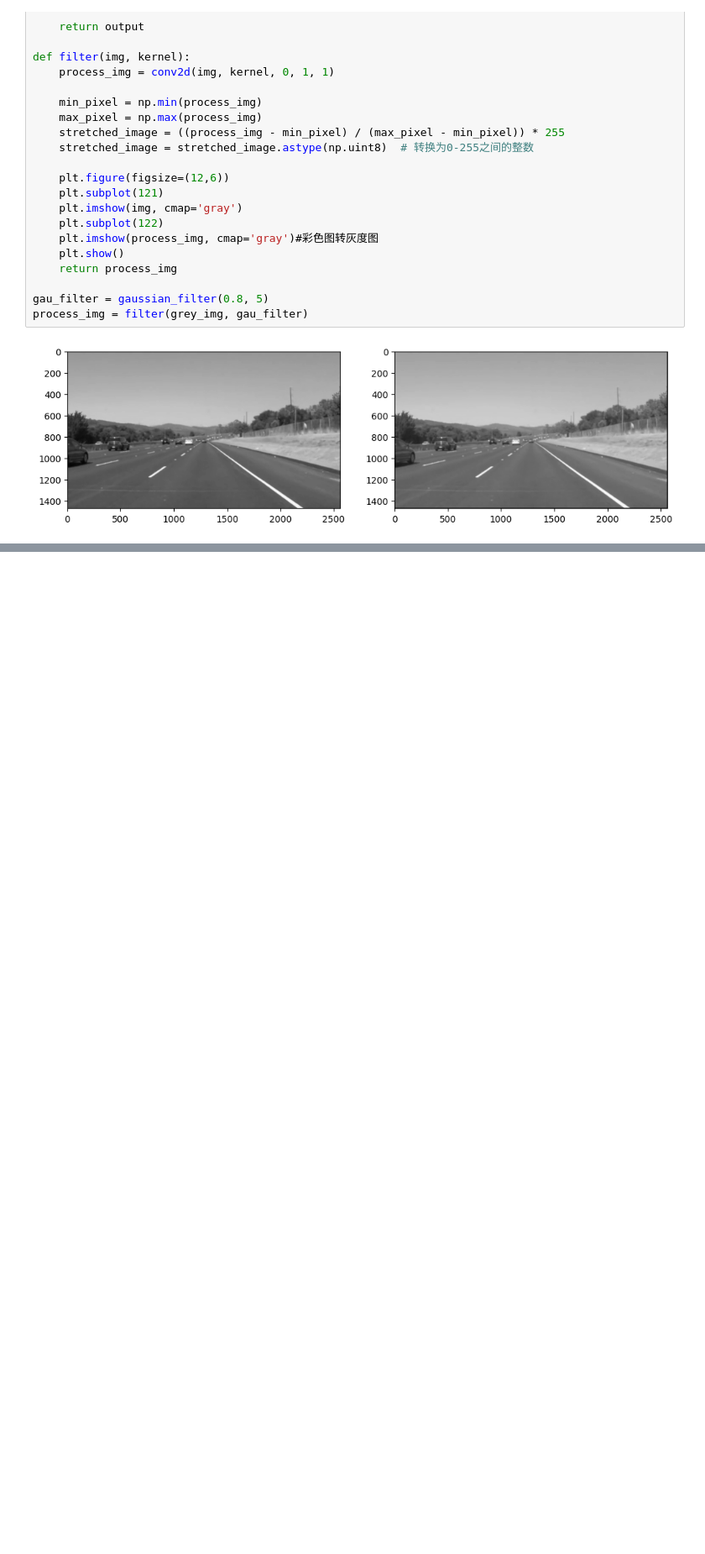
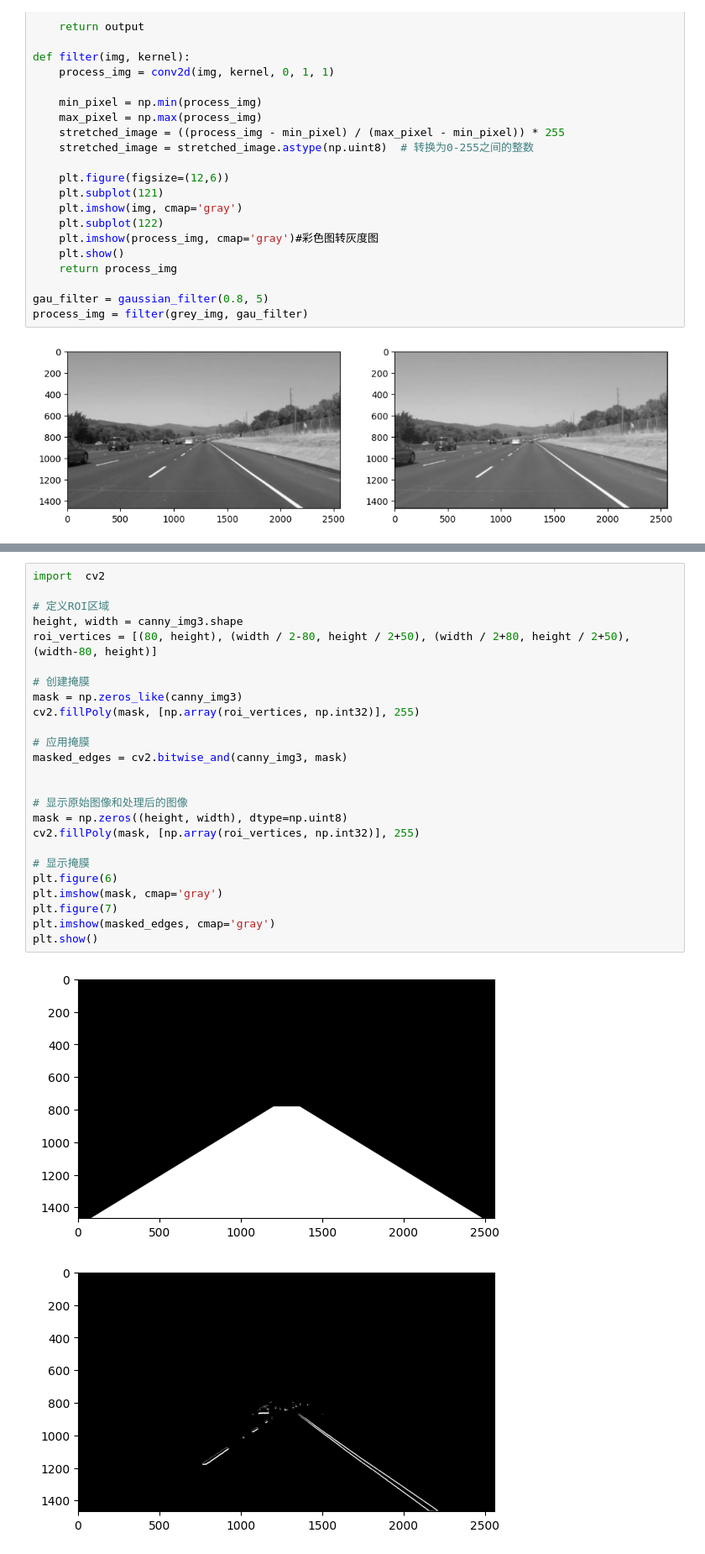
Before and after one commit to zrc0622/HIT-CV, a Jupyter notebook: 实验/实验二/code/main.ipynb, the cells around one changed output, grey strips where cells are left out. Shown at 84% size. Drawn from its saved outputs; the diff is of its cells as text; blank space fills up the shorter version.

```diff
--- a/实验/实验二/code/main.ipynb
+++ b/实验/实验二/code/main.ipynb
@@ -153,0 +176,28 @@ plt.show()
+# %%
+import  cv2
+
+# 定义ROI区域
+height, width = canny_img3.shape
+roi_vertices = [(80, height), (width / 2-80, height / 2+50), (width / 2+80, height / 2+50), (width-80, height)]
+
+# 创建掩膜
+mask = np.zeros_like(canny_img3)
+cv2.fillPoly(mask, [np.array(roi_vertices, np.int32)], 255)
+
+# 应用掩膜
+masked_edges = cv2.bitwise_and(canny_img3, mask)
+
+
+# 显示原始图像和处理后的图像
+mask = np.zeros((height, width), dtype=np.uint8)
+cv2.fillPoly(mask, [np.array(roi_vertices, np.int32)], 255)
+
+# 显示掩膜
+plt.figure(6)
+plt.imshow(mask, cmap='gray')
+plt.figure(7)
+plt.imshow(masked_edges, cmap='gray')
+plt.show()
+# %% [output]
+[figure, added]
+[figure, added]
```
Also changed, not shown: parts of 3 cells of this notebook.
